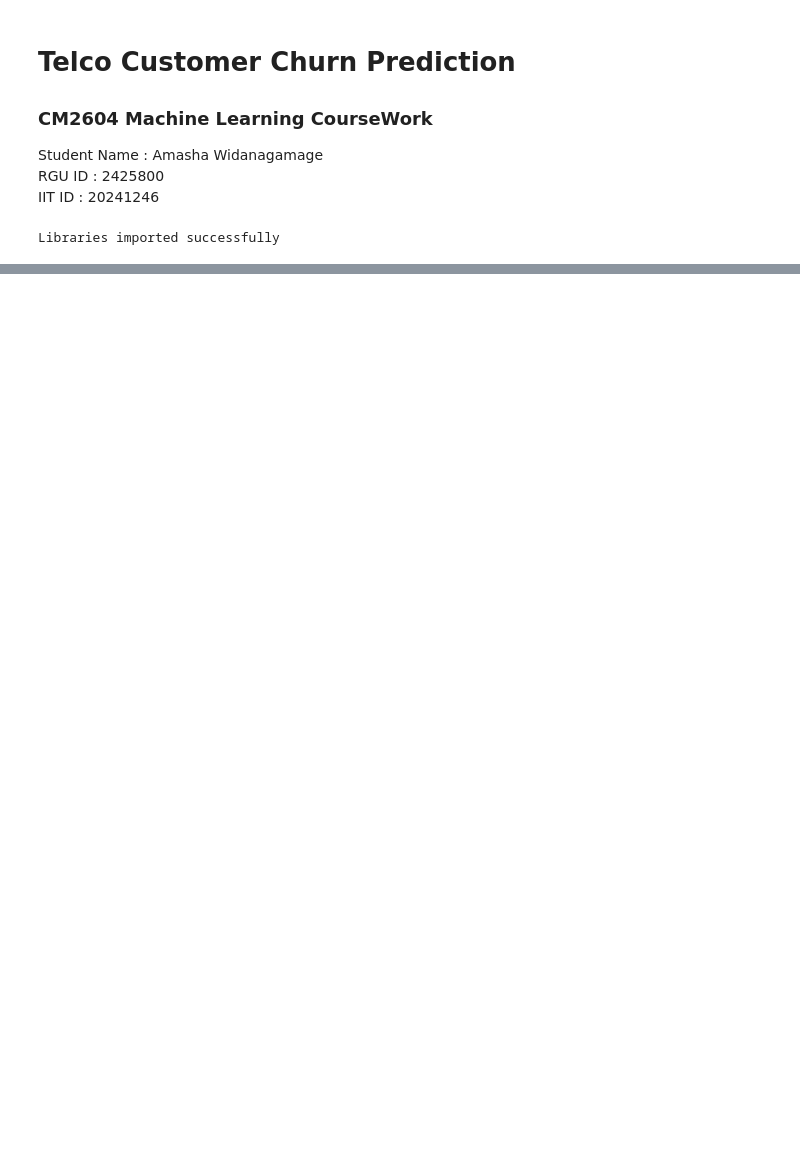
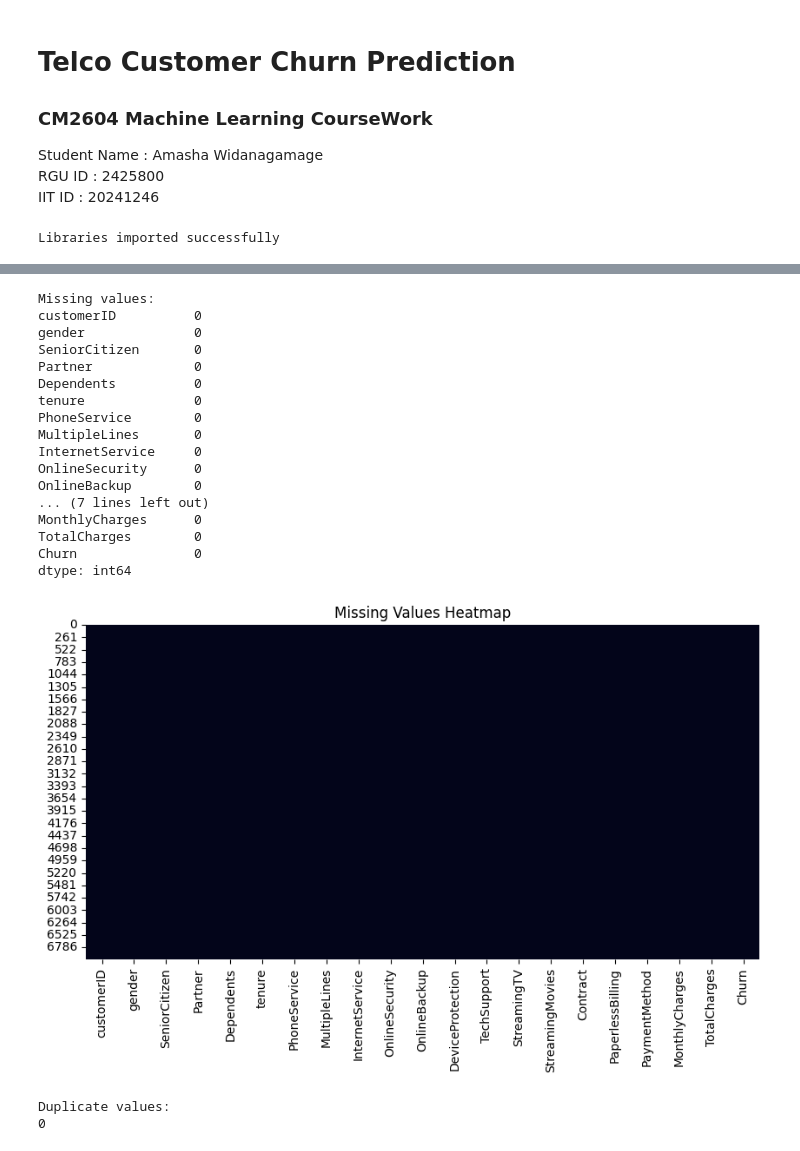
Before and after one commit to Amasha03/Customer_Churn_Prediction, a Jupyter notebook: notebooks/01_Exploratory_Data_Analysis.ipynb, the cells around one changed output, grey strips where cells are left out. Saved outputs shown, nothing was run; the diff lists cells and outputs as text; code cells hidden in the pictures; blank space fills up the shorter version.

```diff
--- a/notebooks/01_Exploratory_Data_Analysis.ipynb
+++ b/notebooks/01_Exploratory_Data_Analysis.ipynb
@@ -44,0 +115,42 @@ Shape: 7043 rows x 21 columns
+# %%
+#Check for missing values
+print("\nMissing values:")
+missingValues=df.isnull().sum()
+print(missingValues)
+
+plt.figure(figsize=(10,5))
+sns.heatmap(df.isnull(),cbar=False)  #For this missing values there's only 2 colors for missing and not missing.So the color bar is not necessary.
+plt.title("Missing Values Heatmap")
+plt.show()
+
+#This heatmap shows how the missing values are spread among the dataset.
+#It is one color because this doesnt have any missing values.
+# %% [output]
+Missing values:
+customerID          0
+gender              0
+SeniorCitizen       0
+Partner             0
+Dependents          0
+tenure              0
+PhoneService        0
+MultipleLines       0
+InternetService     0
+OnlineSecurity      0
+OnlineBackup        0
+... (7 lines left out)
+MonthlyCharges      0
+TotalCharges        0
+Churn               0
+dtype: int64
+[figure, added]
+# %%
+#Checking for duplicate values
+print("\nDuplicate values:")
+duplicateValues=df.duplicated().sum()
+print(duplicateValues)
+
+#No duplicated values in the dataset
+# %% [output]
+Duplicate values:
+0
```
Also changed, not shown: parts of 7 cells of this notebook.
